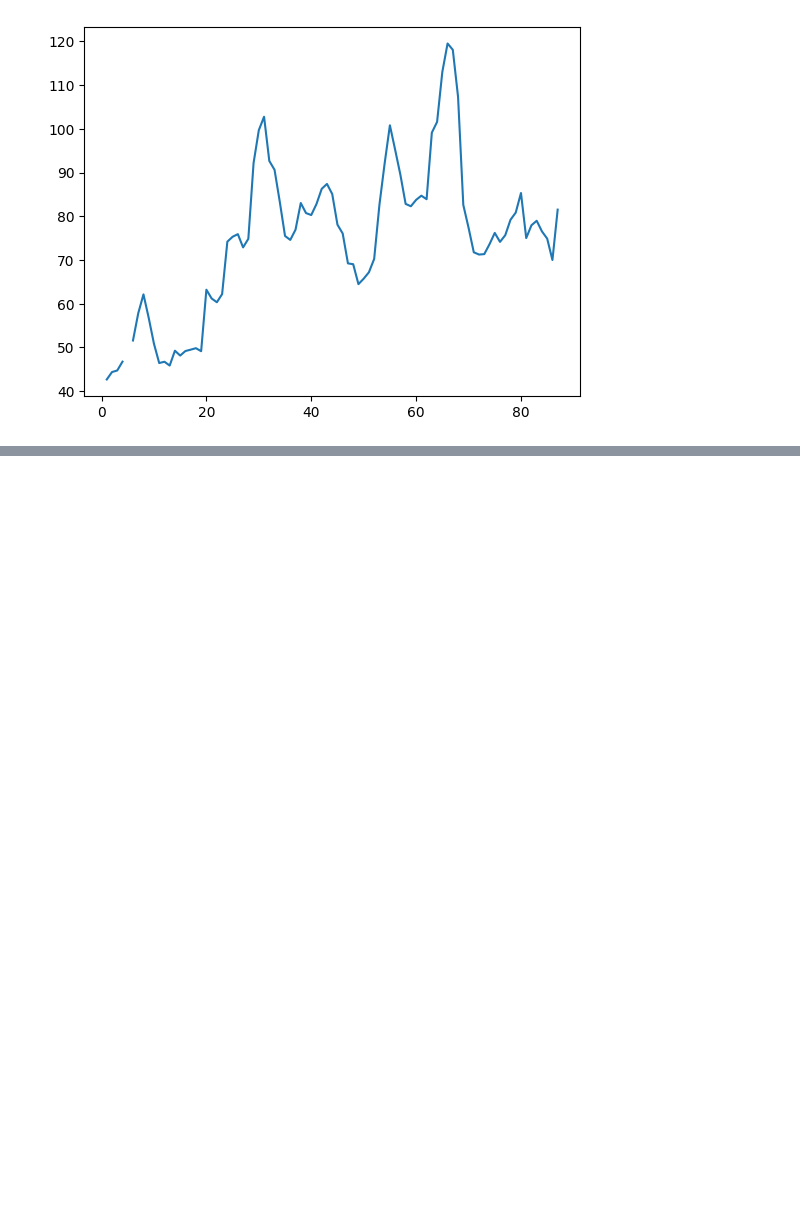
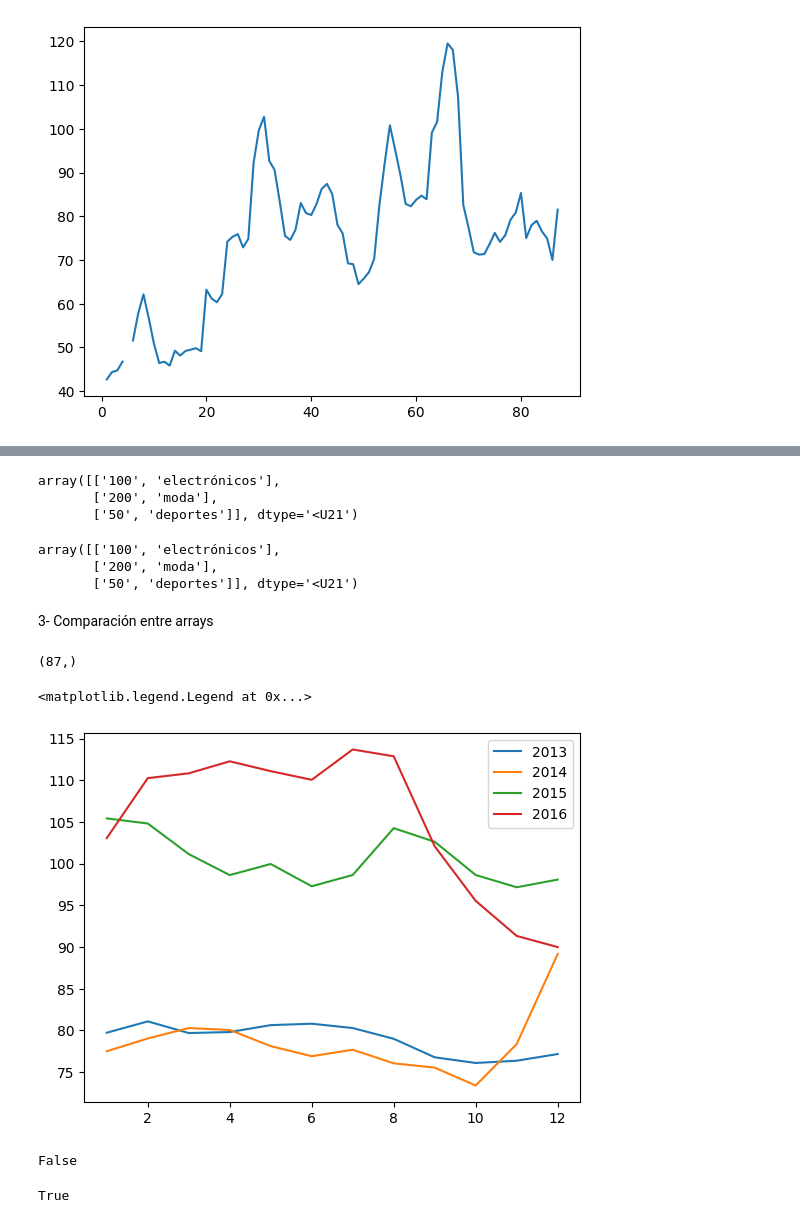
Before and after one commit to AngelTroncoso/Data_Science, a Jupyter notebook: 3_Numpy.ipynb, the cells around one changed output, grey strips where cells are left out. Drawn from its saved outputs; the diff is of its cells as text; code cells hidden in the pictures; blank space fills up the shorter version.

```diff
--- a/3_Numpy.ipynb
+++ b/3_Numpy.ipynb
@@ -23,6 +23,8 @@ array([ 1,  2,  3,  4,  5,  6,  7,  8,  9, 10, 11, 12, 13, 14, 15, 16, 17,
        69, 70, 71, 72, 73, 74, 75, 76, 77, 78, 79, 80, 81, 82, 83, 84, 85,
        86, 87])
 # %%
+import numpy as np
+url = 'https://gist.githubusercontent.com/ahcamachod/41b8a65c5e5b58125401deafb68af460/raw/f84320f69efa1cc3e86e1db054422cfa4869c63e/manzanas.csv' # Define the url variable with the correct path
 datos = np.loadtxt(url, delimiter=',',usecols=(np.arange(1,88,1)))
 datos
 # %% [output]
@@ -276,0 +289,45 @@ plt.plot(fechas,Kaliningrado)
+# %%
+intencion_compras = clientes[:, 4:]
+intencion_compras
+# %% [output]
+array([['100', 'electrónicos'],
+       ['200', 'moda'],
+       ['50', 'deportes']], dtype='<U21')
+# %%
+intencion_compras = clientes[:, 4:6]
+intencion_compras
+# %% [output]
+array([['100', 'electrónicos'],
+       ['200', 'moda'],
+       ['50', 'deportes']], dtype='<U21')
+# %% [markdown]
+3- Comparación entre arrays
+# %%
+Moscu.shape
+# %% [output]
+(87,)
+# %%
+Moscu_1 = Moscu[0:12]
+Moscu_2 = Moscu[12:24]
+Moscu_3 = Moscu[24:36]
+Moscu_4 = Moscu[36:48]
+# %%
+plt.plot(np.arange(1,13,1),Moscu_1)
+plt.plot(np.arange(1,13,1),Moscu_2)
+plt.plot(np.arange(1,13,1),Moscu_3)
+plt.plot(np.arange(1,13,1),Moscu_4)
+plt.legend(['2013','2014','2015','2016'])
+#
+# %% [output]
+<matplotlib.legend.Legend at 0x...>
+[figure, added]
+# %%
+#comparacion de igualdad entre rrays
+np.array_equal(Moscu_1, Moscu_2)
+# %% [output]
+False
+# %%
+#comprar si se parecen proponiendo un margen de variabilidad u tolerancia , 0.5
+np.allclose(Moscu_1, Moscu_2, 0.5)
+# %% [output]
+True
```
Also changed, not shown: parts of 4 cells of this notebook.
